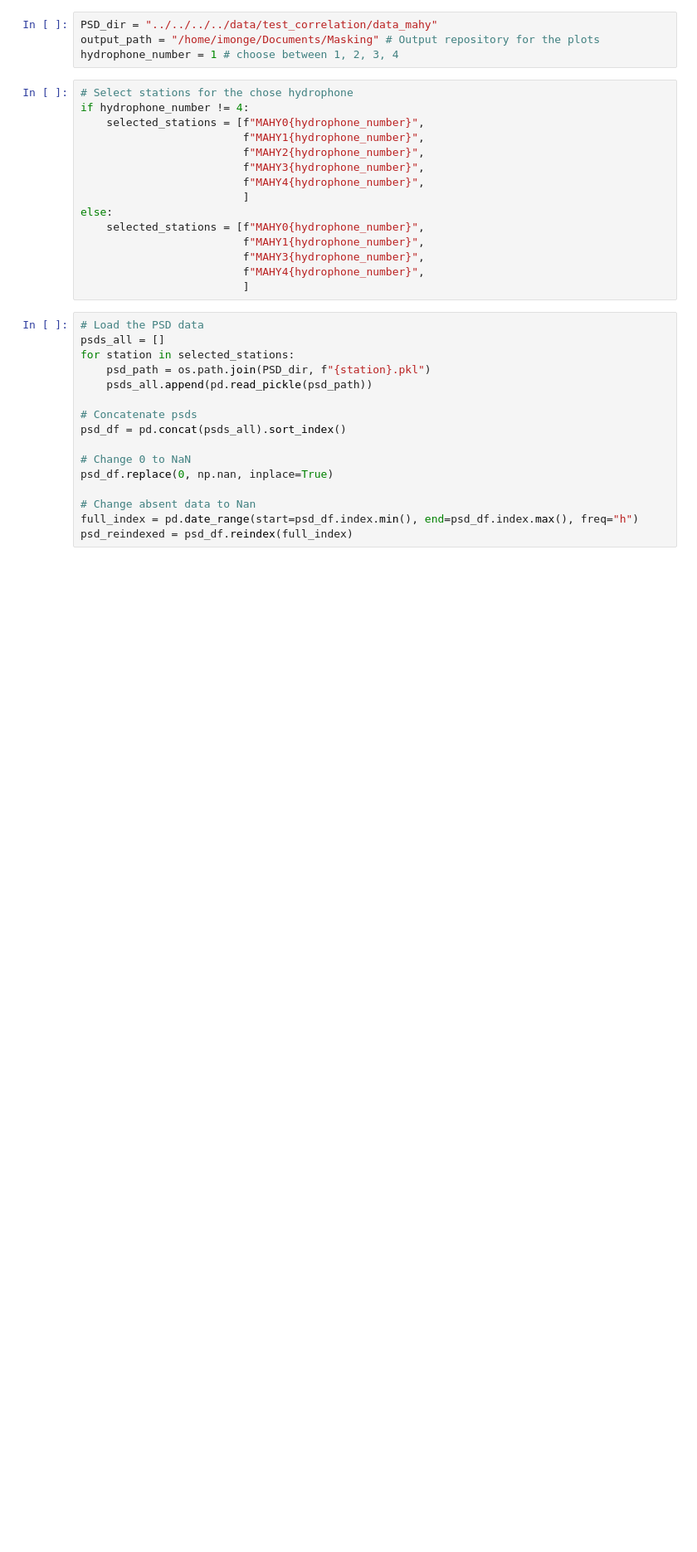
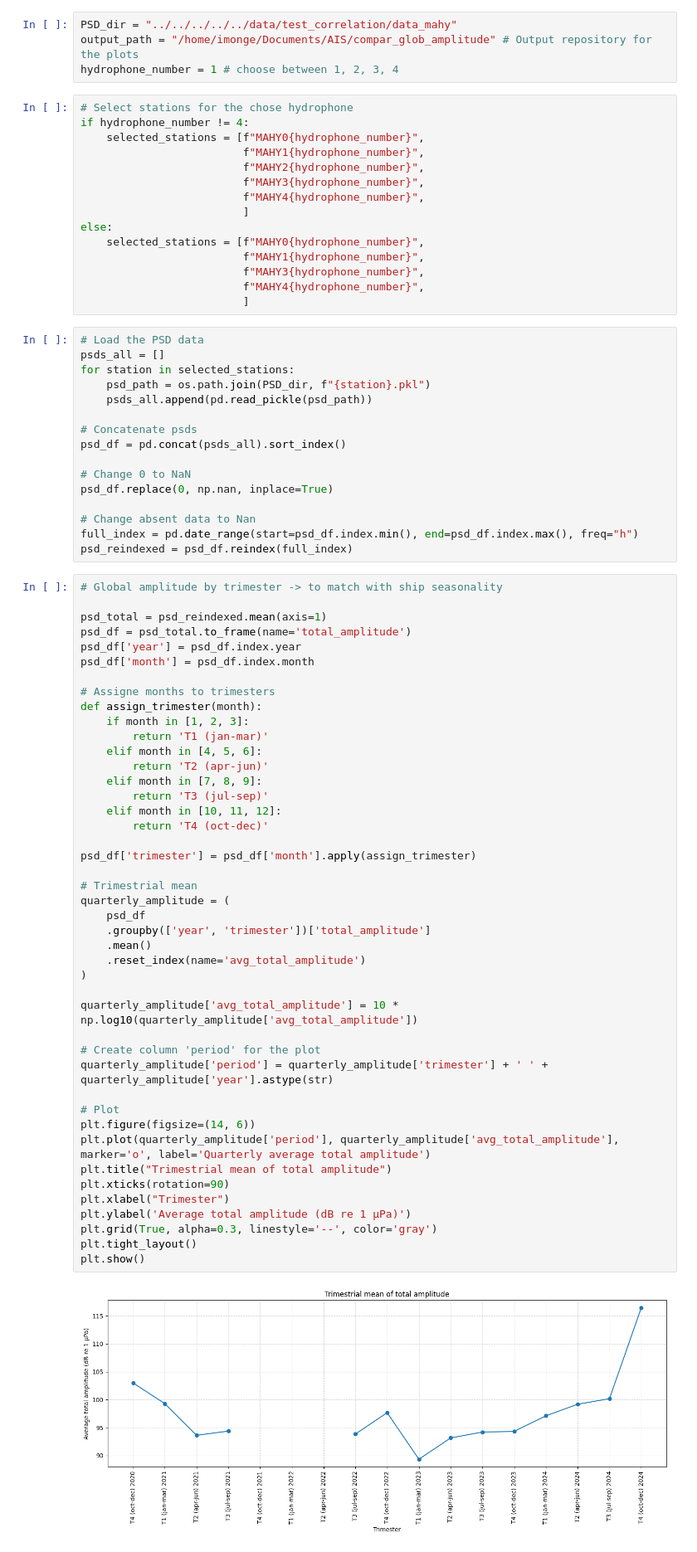
Before and after one commit to InesMonge/hydro_toolbox, a Jupyter notebook: notebooks/version_pandas/data_visualisation/sound_amplitude/glob_amplitude.ipynb, the cells around one changed output. Shown at 83% size. Saved outputs shown, nothing was run; the diff lists cells and outputs as text; blank space fills up the shorter version.

```diff
--- a/notebooks/version_pandas/data_visualisation/sound_amplitude/glob_amplitude.ipynb
+++ b/notebooks/version_pandas/data_visualisation/sound_amplitude/glob_amplitude.ipynb
@@ -8,6 +10,6 @@ from matplotlib.lines import Line2D
 # %%
-PSD_dir = "../../../../data/test_correlation/data_mahy"
-output_path = "/home/imonge/Documents/Masking" # Output repository for the plots
+PSD_dir = "../../../../../data/test_correlation/data_mahy"
+output_path = "/home/imonge/Documents/AIS/compar_glob_amplitude" # Output repository for the plots
 hydrophone_number = 1 # choose between 1, 2, 3, 4
 # %%
 # Select stations for the chose hydrophone
@@ -40,3 +42,49 @@ psd_df.replace(0, np.nan, inplace=True)
 # Change absent data to Nan
 full_index = pd.date_range(start=psd_df.index.min(), end=psd_df.index.max(), freq="h")
 psd_reindexed = psd_df.reindex(full_index)
+# %%
+# Global amplitude by trimester -> to match with ship seasonality
+
+psd_total = psd_reindexed.mean(axis=1)
+psd_df = psd_total.to_frame(name='total_amplitude')
+psd_df['year'] = psd_df.index.year
+psd_df['month'] = psd_df.index.month
+
+# Assigne months to trimesters
+def assign_trimester(month):
+    if month in [1, 2, 3]:
+        return 'T1 (jan-mar)'
+    elif month in [4, 5, 6]:
+        return 'T2 (apr-jun)'
+    elif month in [7, 8, 9]:
+        return 'T3 (jul-sep)'
+    elif month in [10, 11, 12]:
+        return 'T4 (oct-dec)'
+
+psd_df['trimester'] = psd_df['month'].apply(assign_trimester)
+
+# Trimestrial mean
+quarterly_amplitude = (
+    psd_df
+    .groupby(['year', 'trimester'])['total_amplitude']
+    .mean()
+    .reset_index(name='avg_total_amplitude')
+)
+
+quarterly_amplitude['avg_total_amplitude'] = 10 * np.log10(quarterly_amplitude['avg_total_amplitude'])
+
+# Create column 'period' for the plot
+quarterly_amplitude['period'] = quarterly_amplitude['trimester'] + ' ' + quarterly_amplitude['year'].astype(str)
+
+# Plot
+plt.figure(figsize=(14, 6))
+plt.plot(quarterly_amplitude['period'], quarterly_amplitude['avg_total_amplitude'], marker='o', label='Quarterly average total amplitude')
+plt.title("Trimestrial mean of total amplitude")
+plt.xticks(rotation=90)
+plt.xlabel("Trimester")
+plt.ylabel('Average total amplitude (dB re 1 µPa)')
+plt.grid(True, alpha=0.3, linestyle='--', color='gray')
+plt.tight_layout()
+plt.show()
+# %% [output]
+[figure, added]
```
Also changed, not shown: parts of 4 cells of this notebook, 12 other files.
